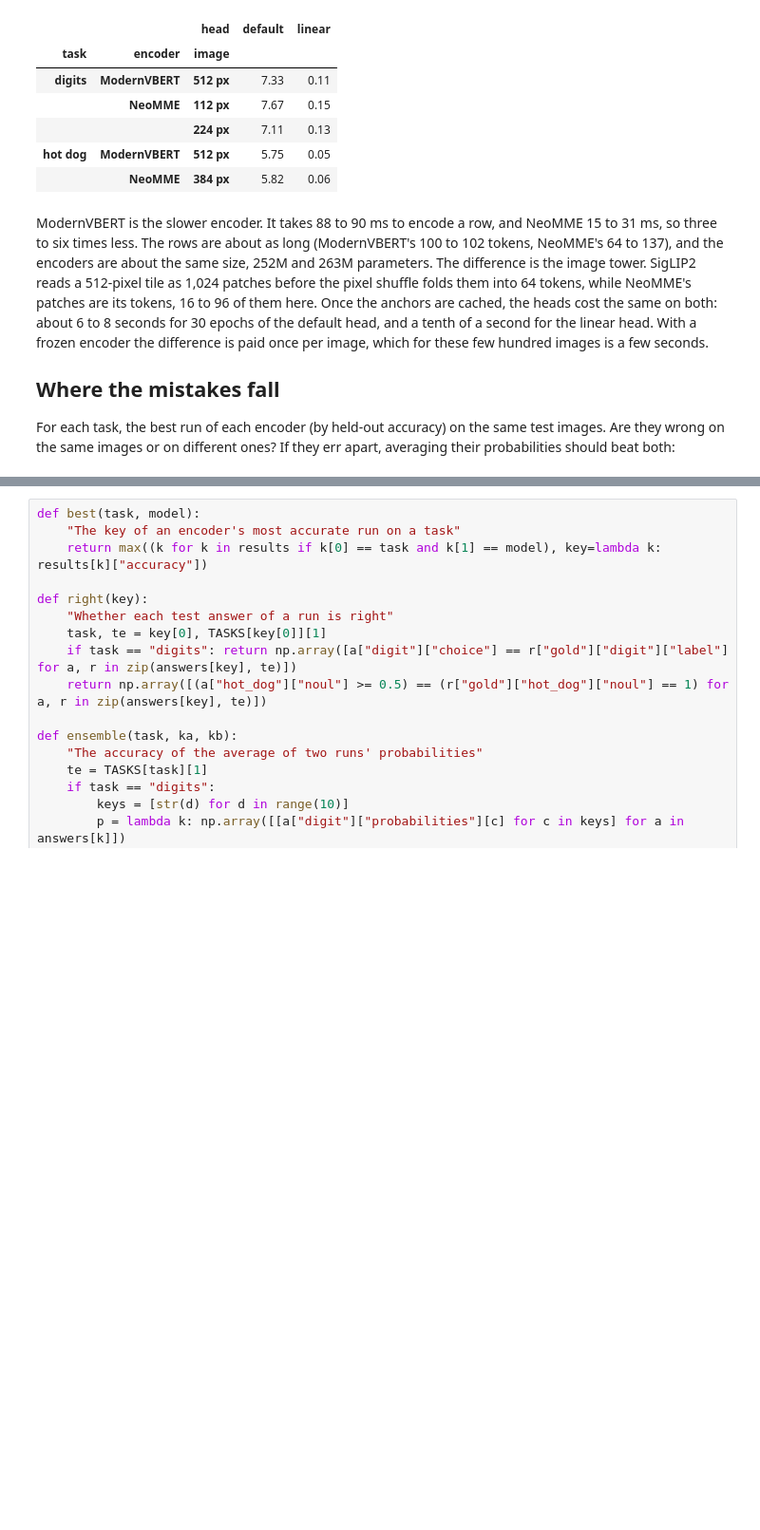
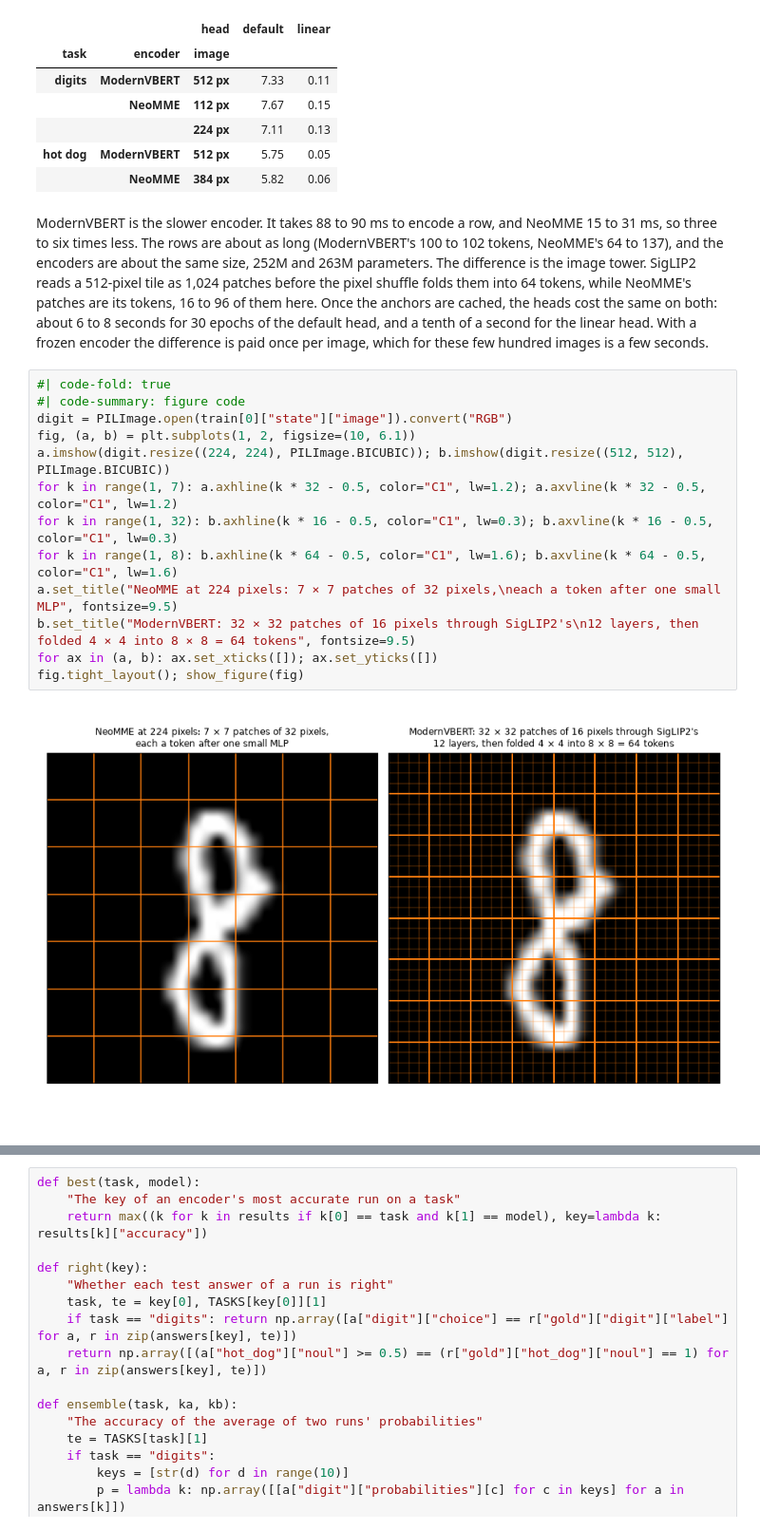
Before and after one commit to sgaseretto/sysonelib, a Jupyter notebook: nbs/tutorials/neomme_vs_modernvbert.ipynb, the cells around one changed output, grey strips where cells are left out. Shown at 95% size. Saved outputs shown, nothing was run; the diff lists cells and outputs as text; blank space fills up the shorter version.

```diff
--- a/nbs/tutorials/neomme_vs_modernvbert.ipynb
+++ b/nbs/tutorials/neomme_vs_modernvbert.ipynb
@@ -370,7 +379,18 @@ table["fit s"].astype(float).round(2).unstack("head")
 |  | NeoMME | 384 px | 5.82 | 0.06 |
 # %% [markdown]
 ModernVBERT is the slower encoder. It takes 88 to 90 ms to encode a row, and NeoMME 15 to 31 ms, so three to six times less. The rows are about as long (ModernVBERT's 100 to 102 tokens, NeoMME's 64 to 137), and the encoders are about the same size, 252M and 263M parameters. The difference is the image tower. SigLIP2 reads a 512-pixel tile as 1,024 patches before the pixel shuffle folds them into 64 tokens, while NeoMME's patches are its tokens, 16 to 96 of them here. Once the anchors are cached, the heads cost the same on both: about 6 to 8 seconds for 30 epochs of the default head, and a tenth of a second for the linear head. With a frozen encoder the difference is paid once per image, which for these few hundred images is a few seconds.
-
-## Where the mistakes fall
-
-For each task, the best run of each encoder (by held-out accuracy) on the same test images. Are they wrong on the same images or on different ones? If they err apart, averaging their probabilities should beat both:
+# %%
+#| code-fold: true
+#| code-summary: figure code
+digit = PILImage.open(train[0]["state"]["image"]).convert("RGB")
+fig, (a, b) = plt.subplots(1, 2, figsize=(10, 6.1))
+a.imshow(digit.resize((224, 224), PILImage.BICUBIC)); b.imshow(digit.resize((512, 512), PILImage.BICUBIC))
+for k in range(1, 7): a.axhline(k * 32 - 0.5, color="C1", lw=1.2); a.axvline(k * 32 - 0.5, color="C1", lw=1.2)
+for k in range(1, 32): b.axhline(k * 16 - 0.5, color="C1", lw=0.3); b.axvline(k * 16 - 0.5, color="C1", lw=0.3)
+for k in range(1, 8): b.axhline(k * 64 - 0.5, color="C1", lw=1.6); b.axvline(k * 64 - 0.5, color="C1", lw=1.6)
+a.set_title("NeoMME at 224 pixels: 7 × 7 patches of 32 pixels,\neach a token after one small MLP", fontsize=9.5)
+b.set_title("ModernVBERT: 32 × 32 patches of 16 pixels through SigLIP2's\n12 layers, then folded 4 × 4 into 8 × 8 = 64 tokens", fontsize=9.5)
+for ax in (a, b): ax.set_xticks([]); ax.set_yticks([])
+fig.tight_layout(); show_figure(fig)
+# %% [output]
+[figure, added]
```
Also changed, not shown: parts of 10 cells of this notebook, 2 other files.
